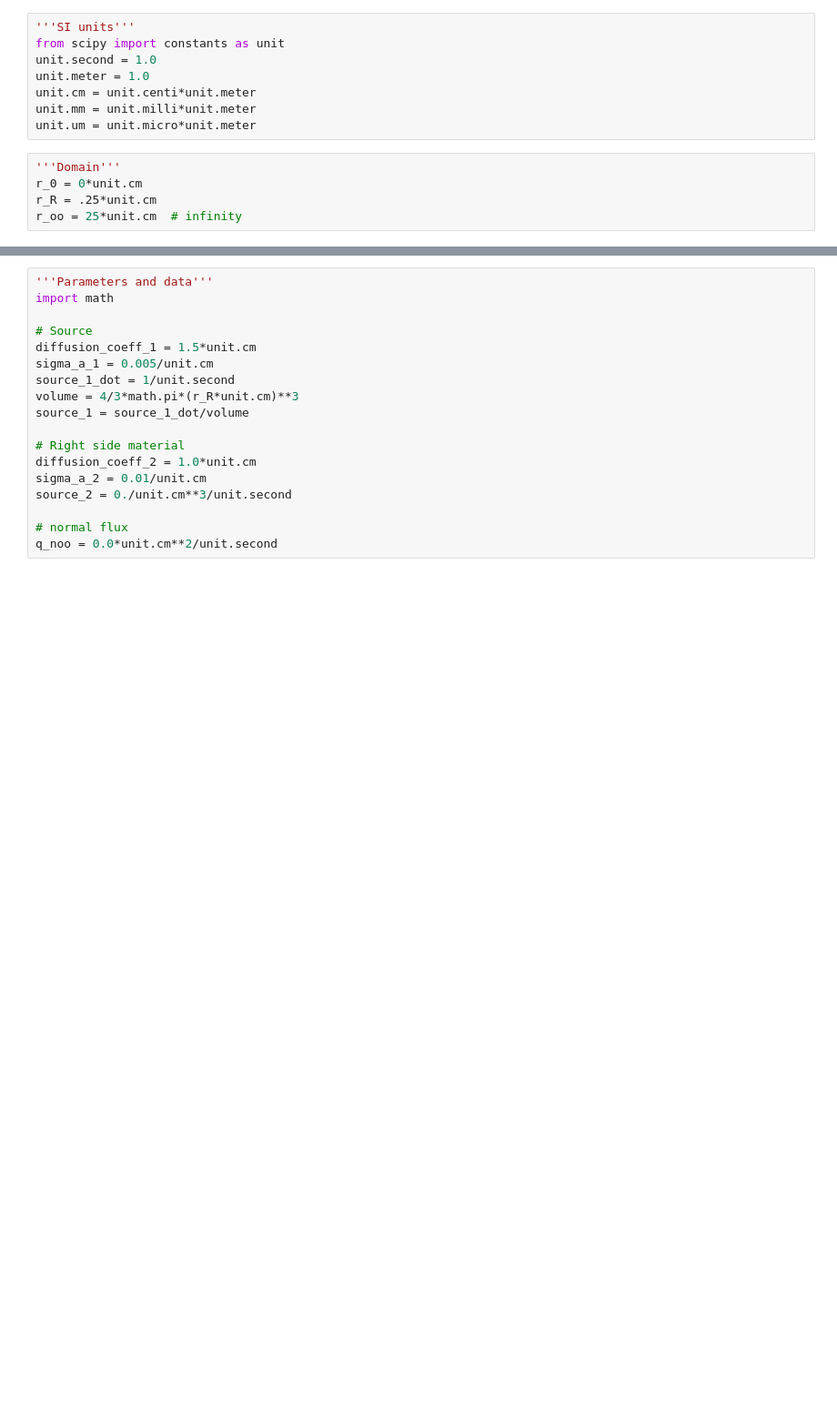
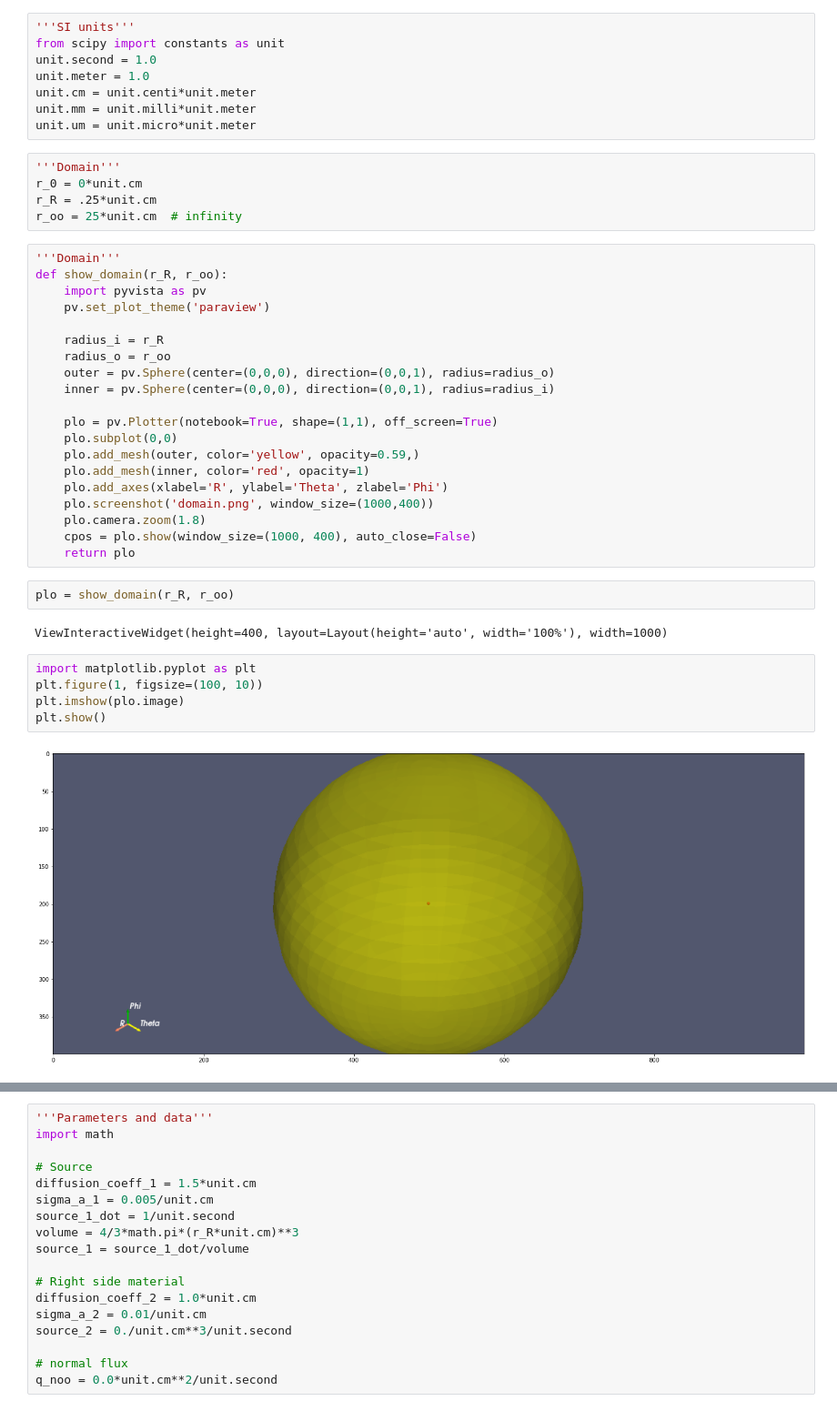
Before and after one commit to dpploy/engy-5050, a Jupyter notebook: notebooks/03-diff-point-source.ipynb, the cells around one changed output, grey strips where cells are left out. Shown at 91% size. Drawn from its saved outputs; the diff is of its cells as text; blank space fills up the shorter version.

Commit message:
pyvista updates

```diff
--- a/notebooks/03-diff-point-source.ipynb
+++ b/notebooks/03-diff-point-source.ipynb
@@ -157,3 +123,34 @@ unit.um = unit.micro*unit.meter
 r_0 = 0*unit.cm
 r_R = .25*unit.cm
 r_oo = 25*unit.cm  # infinity
+# %%
+'''Domain'''
+def show_domain(r_R, r_oo):
+    import pyvista as pv
+    pv.set_plot_theme('paraview')
+
+    radius_i = r_R
+    radius_o = r_oo
+    outer = pv.Sphere(center=(0,0,0), direction=(0,0,1), radius=radius_o)
+    inner = pv.Sphere(center=(0,0,0), direction=(0,0,1), radius=radius_i)
+
+    plo = pv.Plotter(notebook=True, shape=(1,1), off_screen=True)
+    plo.subplot(0,0)
+    plo.add_mesh(outer, color='yellow', opacity=0.59,)
+    plo.add_mesh(inner, color='red', opacity=1)
+    plo.add_axes(xlabel='R', ylabel='Theta', zlabel='Phi')
+    plo.screenshot('domain.png', window_size=(1000,400))
+    plo.camera.zoom(1.8)
+    cpos = plo.show(window_size=(1000, 400), auto_close=False)
+    return plo
+# %%
+plo = show_domain(r_R, r_oo)
+# %% [output]
+ViewInteractiveWidget(height=400, layout=Layout(height='auto', width='100%'), width=1000)
+# %%
+import matplotlib.pyplot as plt
+plt.figure(1, figsize=(100, 10))
+plt.imshow(plo.image)
+plt.show()
+# %% [output]
+[figure, added]
```
Also changed, not shown: parts of 16 cells of this notebook, 4 other files.
